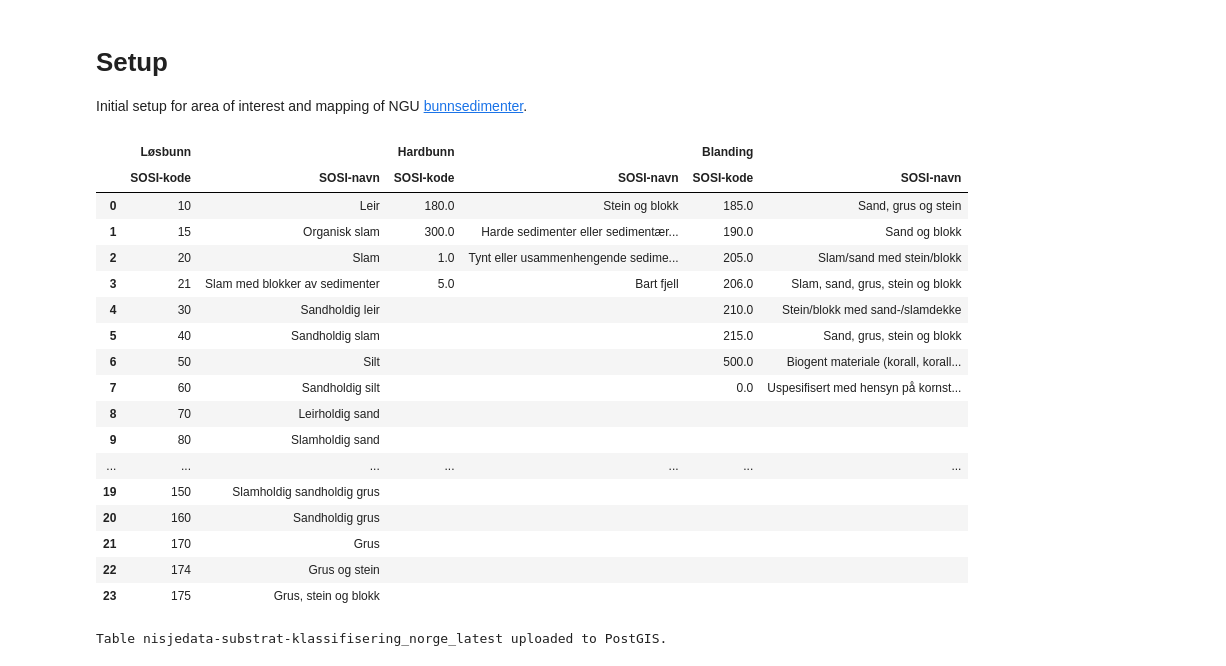
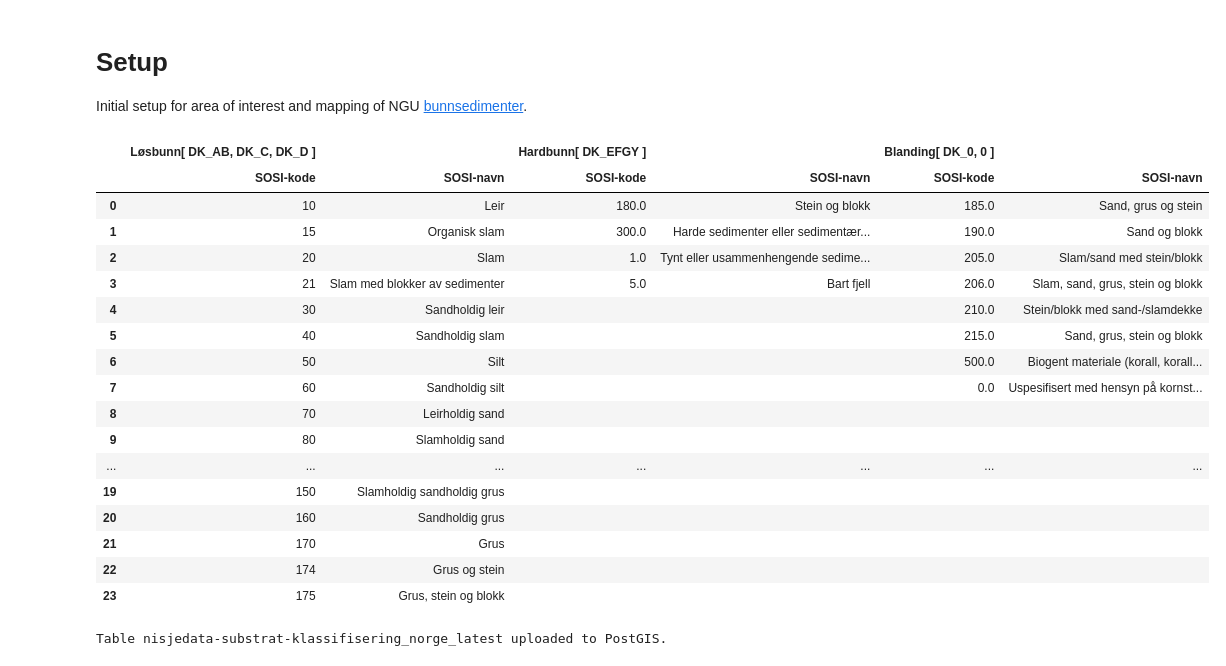
Before and after one commit to NIVANorge/marint-naturkart-niva, a Jupyter notebook: notebooks/01_aoi_sediments_explore.ipynb, the cells around one changed output. Cells and saved outputs as stored; diff of their text form; code cells hidden in the pictures.

Commit message:
update table of classification

```diff
--- a/notebooks/01_aoi_sediments_explore.ipynb
+++ b/notebooks/01_aoi_sediments_explore.ipynb
@@ -81,37 +81,37 @@ SOFT_BOTTOM_TYPES = {
     ].iterrows()
 }
 HARD_BOTTOM_TYPES = {
     row["Kornstørrelse SOSI-kode"]: row["Kornstørrelse SOSI-navn"]
     for _, row in df_kornstr[
         df_kornstr["Dominerende kornstørrelse LM-DK"].isin(HARD_BOTTOM_LM_DK)
     ].iterrows()
 }
 MIXTURE_BOTTOM_TYPES = {
     row["Kornstørrelse SOSI-kode"]: row["Kornstørrelse SOSI-navn"]
     for _, row in df_kornstr[
         df_kornstr["Dominerende kornstørrelse LM-DK"].isin(MIXED_BOTTOM_LM_DK)
     ].iterrows()
 }
 
 
 df_types = pd.concat(
     {
-        "Løsbunn": pd.DataFrame(
+        f"Løsbunn[ {', '.join(SOFT_BOTTOM_LM_DK)} ]": pd.DataFrame(
             list(SOFT_BOTTOM_TYPES.items()), columns=["SOSI-kode", "SOSI-navn"]
         ),
-        "Hardbunn": pd.DataFrame(
+        f"Hardbunn[ {', '.join(HARD_BOTTOM_LM_DK)} ]": pd.DataFrame(
             list(HARD_BOTTOM_TYPES.items()), columns=["SOSI-kode", "SOSI-navn"]
         ),
-        "Blanding": pd.DataFrame(
+        f"Blanding[ {', '.join(MIXED_BOTTOM_LM_DK)} ]": pd.DataFrame(
             list(MIXTURE_BOTTOM_TYPES.items()), columns=["SOSI-kode", "SOSI-navn"]
         ),
     },
     axis=1,
 )
 
 df_types.fillna('')
 # %% [output]
-|  | Løsbunn |  | Hardbunn |  | Blanding |  |
+|  | Løsbunn[ DK_AB, DK_C, DK_D ] |  | Hardbunn[ DK_EFGY ] |  | Blanding[ DK_0, 0 ] |  |
 |  | SOSI-kode | SOSI-navn | SOSI-kode | SOSI-navn | SOSI-kode | SOSI-navn |
 | 0 | 10 | Leir | 180.0 | Stein og blokk | 185.0 | Sand, grus og stein |
 | 1 | 15 | Organisk slam | 300.0 | Harde sedimenter eller sedimentær... | 190.0 | Sand og blokk |
```
